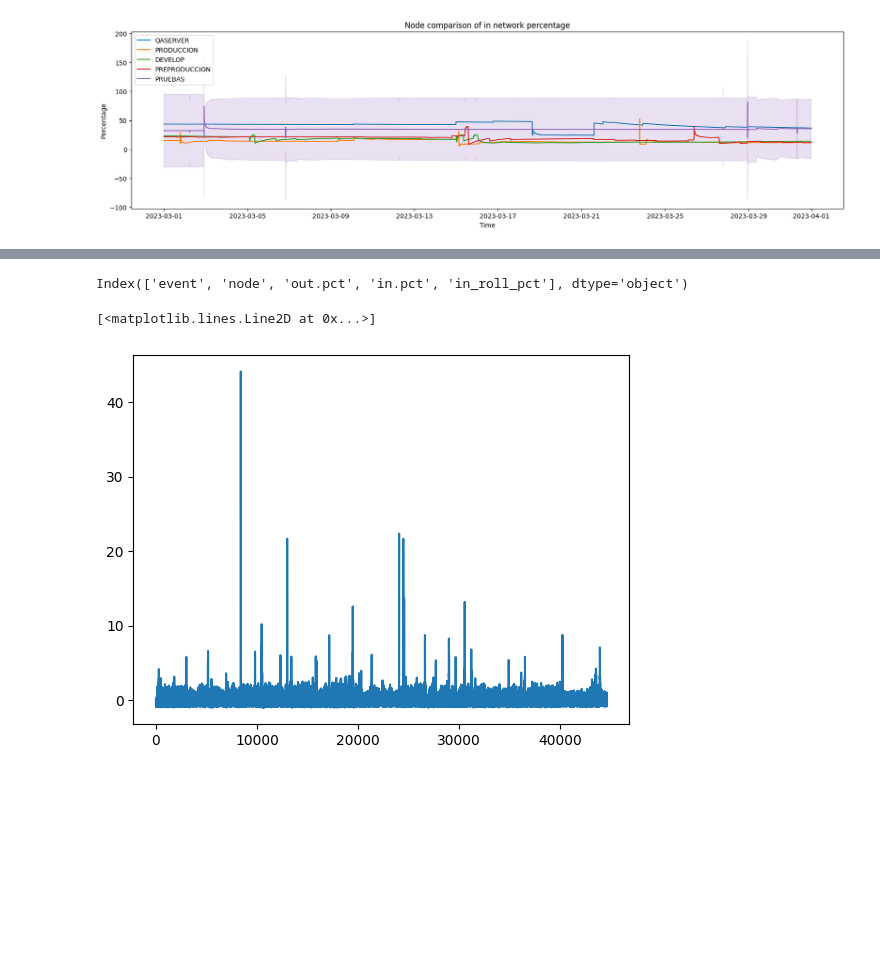
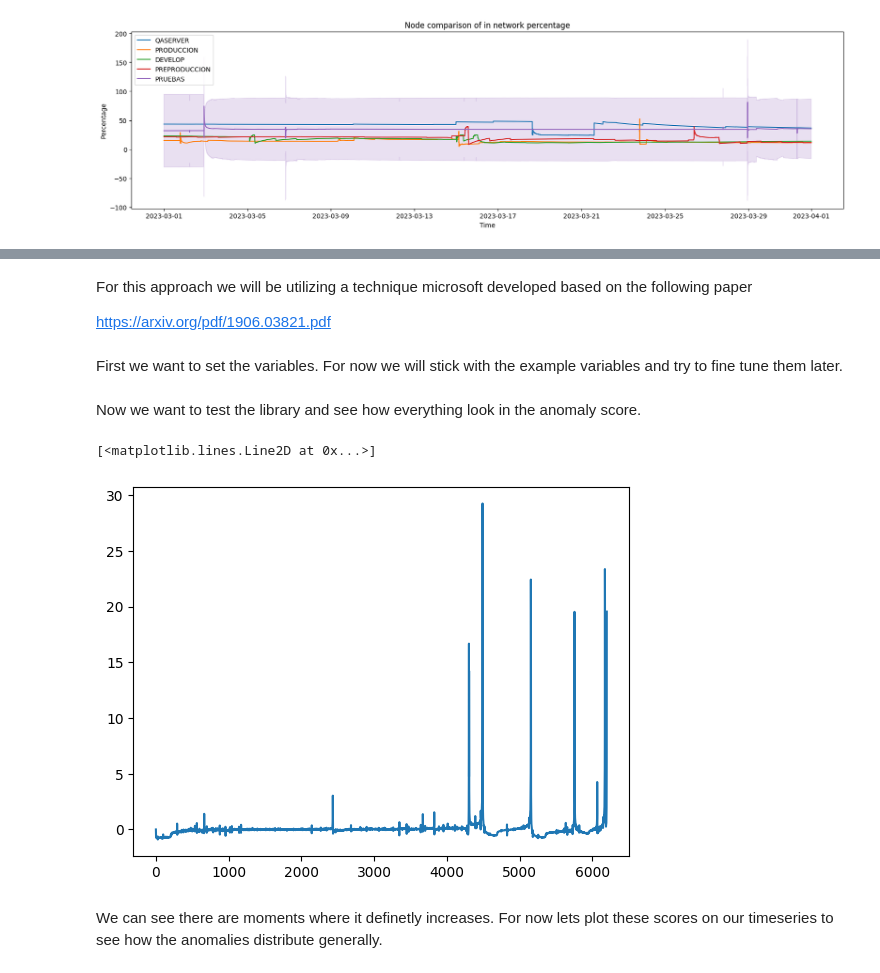
Before and after one commit to HernandezM22/dsc-kio-challenge, a Jupyter notebook: app/notebooks/j_sys_analysis.ipynb, the cells around one changed output, grey strips where cells are left out. Cells and saved outputs as stored; diff of their text form; code cells hidden in the pictures; blank space fills up the shorter version.

```diff
--- a/app/notebooks/j_sys_analysis.ipynb
+++ b/app/notebooks/j_sys_analysis.ipynb
@@ -285,3 +297,9 @@ plt.show()
+# %% [markdown]
+For this approach we will be utilizing a technique microsoft developed based on the following paper
+
+https://arxiv.org/pdf/1906.03821.pdf
+# %% [markdown]
+First we want to set the variables. For now we will stick with the example variables and try to fine tune them later.
 # %%
 # less than period
 amp_window_size=24
@@ -291,21 +309,21 @@ series_window_size=24
 score_window_size=100
 
 df = out2
-# %%
-df.columns
-# %% [output]
-Index(['event', 'node', 'out.pct', 'in.pct', 'in_roll_pct'], dtype='object')
+# %% [markdown]
+Now we want to test the library and see how everything look in the anomaly score.
 # %%
 spec = anom.Silency(amp_window_size, series_window_size, score_window_size)
 
 # test_signal = df[(df.index > '2023-03-04 12:00:00') & (df.index < '2023-03-04 18:00:00')]['out.pct']
-test_signal = df['out.pct']
+test_signal = df[df['node'] == 'QASERVER']['in.pct']
 
 score = spec.generate_anomaly_score(test_signal)
 plt.plot(score)
 # %% [output]
 [<matplotlib.lines.Line2D at 0x...>]
-[figure, old version]
+[figure, new version]
+# %% [markdown]
+We can see there are moments where it definetly increases. For now lets plot these scores on our timeseries to see how the anomalies distribute generally.
 # %%
 plt.figure(figsize=(20, 6))
 plt.plot(test_signal, alpha=0.5, label="observation")
```
Also changed, not shown: parts of 16 cells of this notebook.
